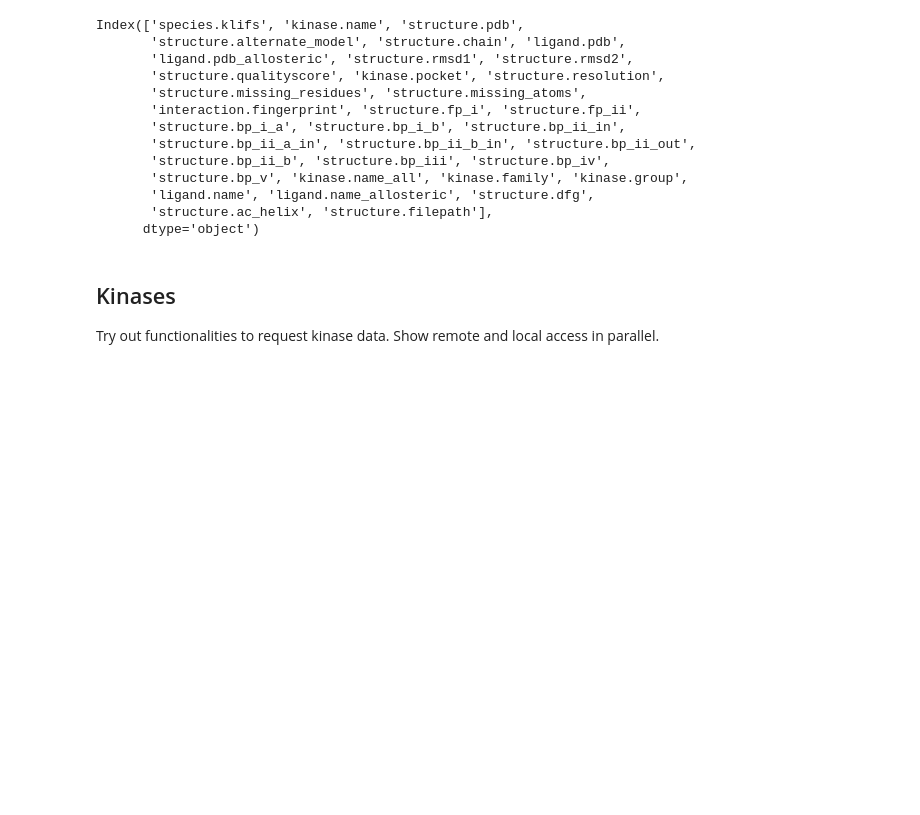
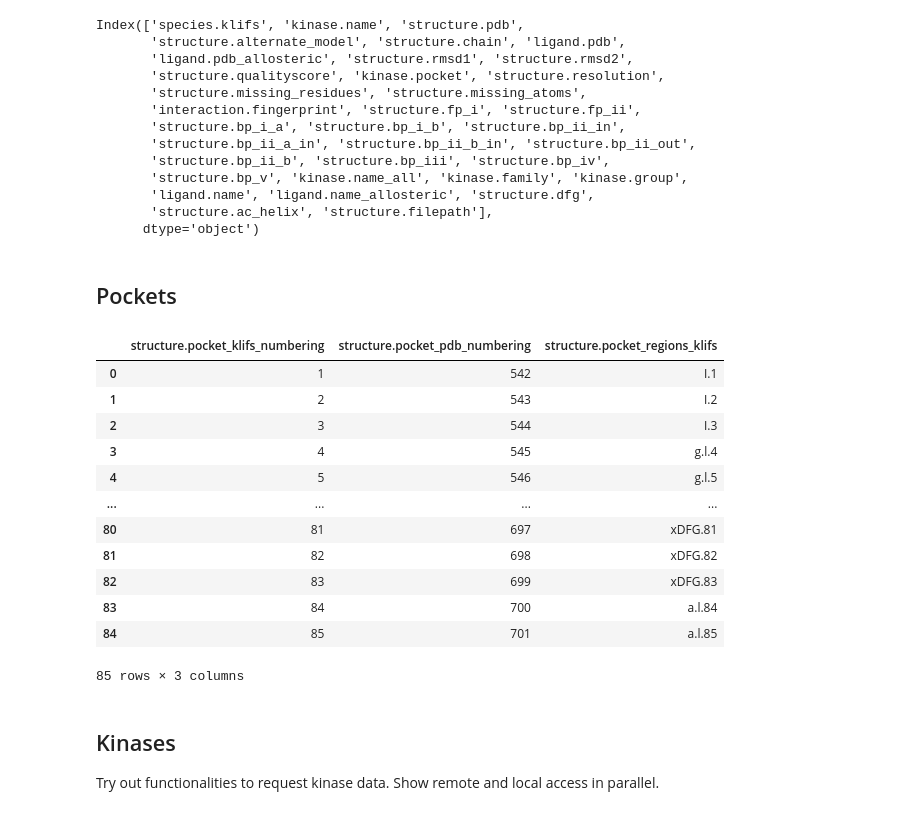
Before and after one commit to volkamerlab/opencadd, a Jupyter notebook: docs/tutorials/databases_klifs_new_api.ipynb, the cells around one changed output. Drawn from its saved outputs; the diff is of its cells as text; code cells hidden in the pictures; blank space fills up the shorter version.

```diff
--- a/docs/tutorials/databases_klifs_new_api.ipynb
+++ b/docs/tutorials/databases_klifs_new_api.ipynb
@@ -69,3 +72,5 @@ Index(['species.klifs', 'kinase.name', 'structure.pdb',
        'ligand.name', 'ligand.name_allosteric', 'structure.dfg',
        'structure.ac_helix', 'structure.filepath'],
       dtype='object')
+# %% [markdown]
+## Pockets
@@ -72,3 +79,19 @@ Index(['species.klifs', 'kinase.name', 'structure.pdb',
+# %%
+remote.pockets.from_structure_id(100)
+# %% [output]
+|  | structure.pocket_klifs_numbering | structure.pocket_pdb_numbering | structure.pocket_regions_klifs |
+| 0 | 1 | 542 | I.1 |
+| 1 | 2 | 543 | I.2 |
+| 2 | 3 | 544 | I.3 |
+| 3 | 4 | 545 | g.l.4 |
+| 4 | 5 | 546 | g.l.5 |
+| ... | ... | ... | ... |
+| 80 | 81 | 697 | xDFG.81 |
+| 81 | 82 | 698 | xDFG.82 |
+| 82 | 83 | 699 | xDFG.83 |
+| 83 | 84 | 700 | a.l.84 |
+| 84 | 85 | 701 | a.l.85 |
+85 rows × 3 columns
 # %% [markdown]
 ## Kinases
 
```
Also changed, not shown: parts of 67 cells of this notebook.
